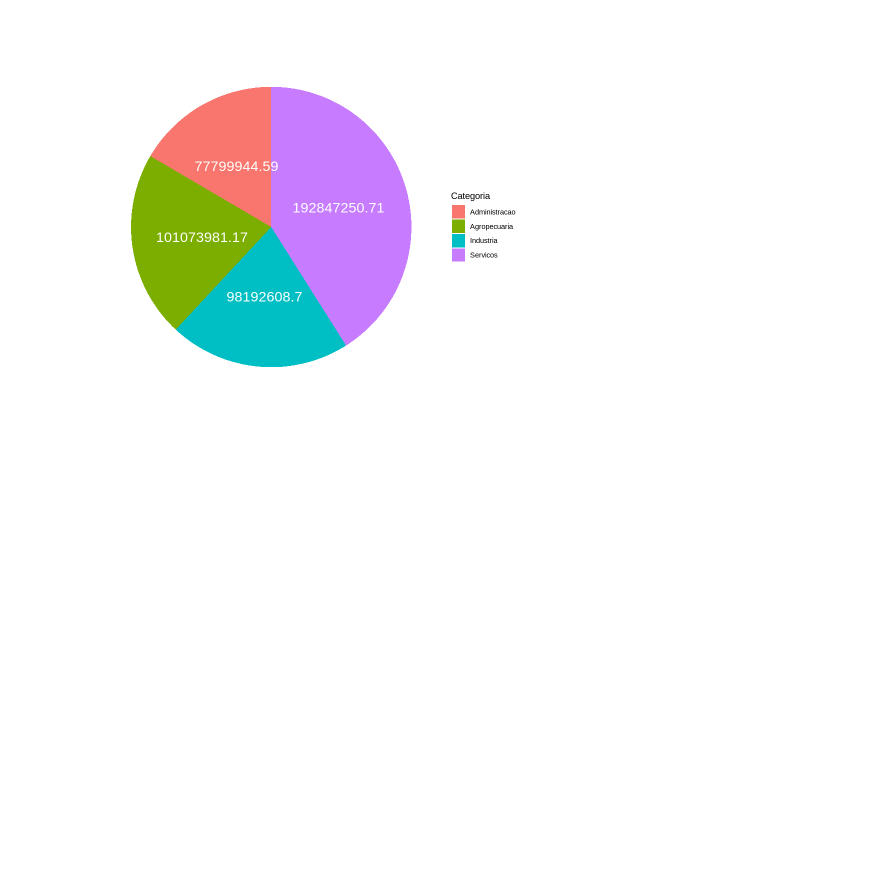
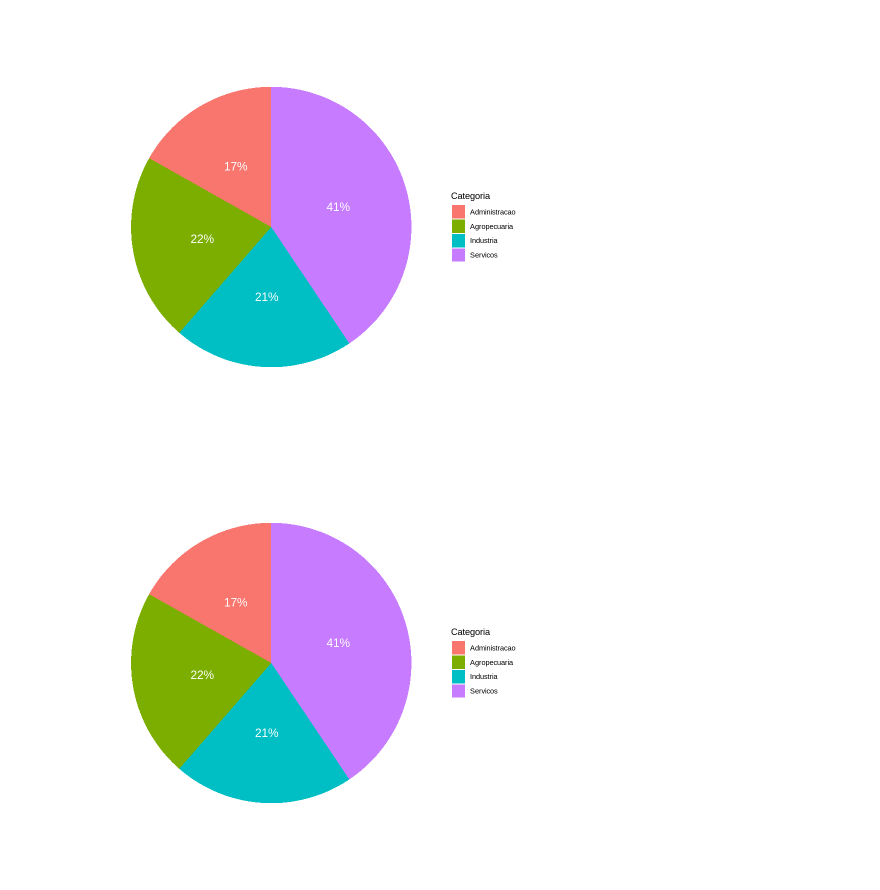
Before and after one commit to BrunoLoducca/Machine-Learning---Dados-com-Altas-Dimens-es, a Jupyter notebook: trabalho_estatistica_grafico_de_pizza.ipynb, the cells around one changed output. Cells and saved outputs as stored; diff of their text form; code cells hidden in the pictures; blank space fills up the shorter version.

```diff
--- a/trabalho_estatistica_grafico_de_pizza.ipynb
+++ b/trabalho_estatistica_grafico_de_pizza.ipynb
@@ -523,6 +860,11 @@ print("")
 
 valores_administracao_Centro_Oeste = sum(valores_adicionados_Centro_Oeste$Valor.adicionado.bruto.da.Administração..defesa..educação.e.saúde.públicas.e.seguridade.social...a.preços.correntes..R..1.000.)
 valores_administracao_Centro_Oeste
+
+print("")
+
+totais_coeste = valores_agropecuaria_Centro_Oeste + valores_industria_Centro_Oeste + valores_servicos_Centro_Oeste + valores_administracao_Centro_Oeste
+totais_coeste
 # %% [output]
 [1] 101073981
 [1] ""
@@ -533,0 +882,20 @@ valores_administracao_Centro_Oeste
+# %%
+# porcentagem do sudeste
+
+proporcao_agro_coeste = round((valores_agropecuaria_Centro_Oeste/ totais_coeste)*100)
+proporcao_agro_coeste
+
+print("")
+
+proporcao_industria_coeste = round((valores_industria_Centro_Oeste/ totais_coeste)*100)
+proporcao_industria_coeste
+
+print("")
+
+proporcao_servicos_coeste = round((valores_servicos_Centro_Oeste/ totais_coeste)*100)
+proporcao_servicos_coeste
+
+print("")
+
+proporcao_administracao_coeste = round((valores_administracao_Centro_Oeste/ totais_coeste)*100)
+proporcao_administracao_coeste
@@ -534,13 +916,13 @@ valores_administracao_Centro_Oeste
 # %%
 região = c("Centro-oeste")
 
-agropecuaria = c(valores_agropecuaria_Centro_Oeste)
+agropecuaria = c(proporcao_agro_coeste)
 
-industria = c(valores_industria_Centro_Oeste)
+industria = c(proporcao_industria_coeste)
 
-servicos = c(valores_servicos_Centro_Oeste)
+servicos = c(proporcao_servicos_coeste)
 
-administracao = c(valores_administracao_Centro_Oeste)
+administracao = c(proporcao_administracao_coeste)
 
 # Criando um data frame
 
@@ -555,23 +945,24 @@ A data.frame: 1 × 5
 # %%
 # Crie os vetores de categoria e valor corretamente
 categorias <- c("Agropecuaria", "Industria", "Servicos", "Administracao")
 valores <- c(dados_CO$agropecuaria, dados_CO$industria, dados_CO$servicos, dados_CO$administracao)
 
 # Crie o dataframe com os dados
 dados_Centro_Oeste <- data.frame(
   Categoria = categorias,
   Valor = valores
 )
 
 # Crie o gráfico de pizza
 grafico <- ggplot(dados_Centro_Oeste, aes(x = "", y = Valor, fill = Categoria)) +
   geom_bar(stat = "identity", width = 1) +
   coord_polar(theta = "y") +
   labs(fill = "Categoria") +
   theme_void() +
-  geom_text(aes(label = Valor), position = position_stack(vjust = 0.5), color = "white", size = 6)
+  geom_text(aes(label = paste0((Valor), "%")), position = position_stack(vjust = 0.5), color = "white", size = 5)
 
 # Exiba o gráfico
 print(grafico)
 # %% [output]
-[figure, old version]
+[figure, new version]
+[figure, added]
```
Also changed, not shown: parts of 41 cells of this notebook.
